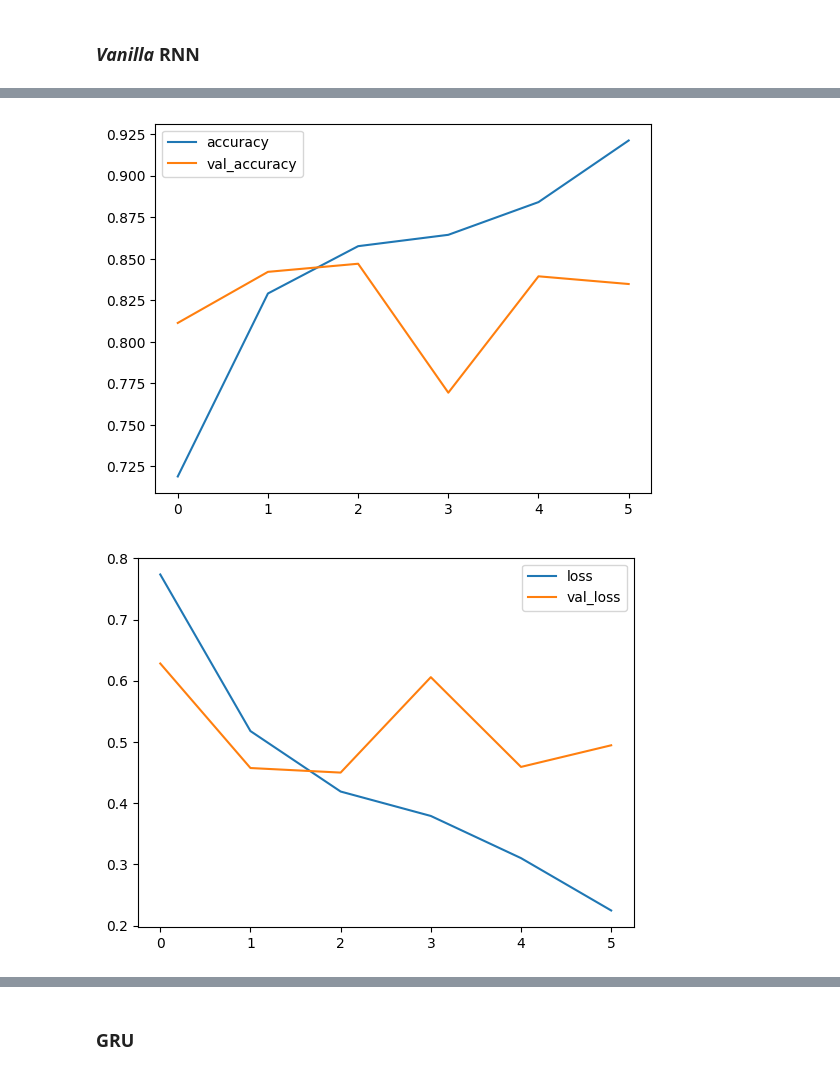
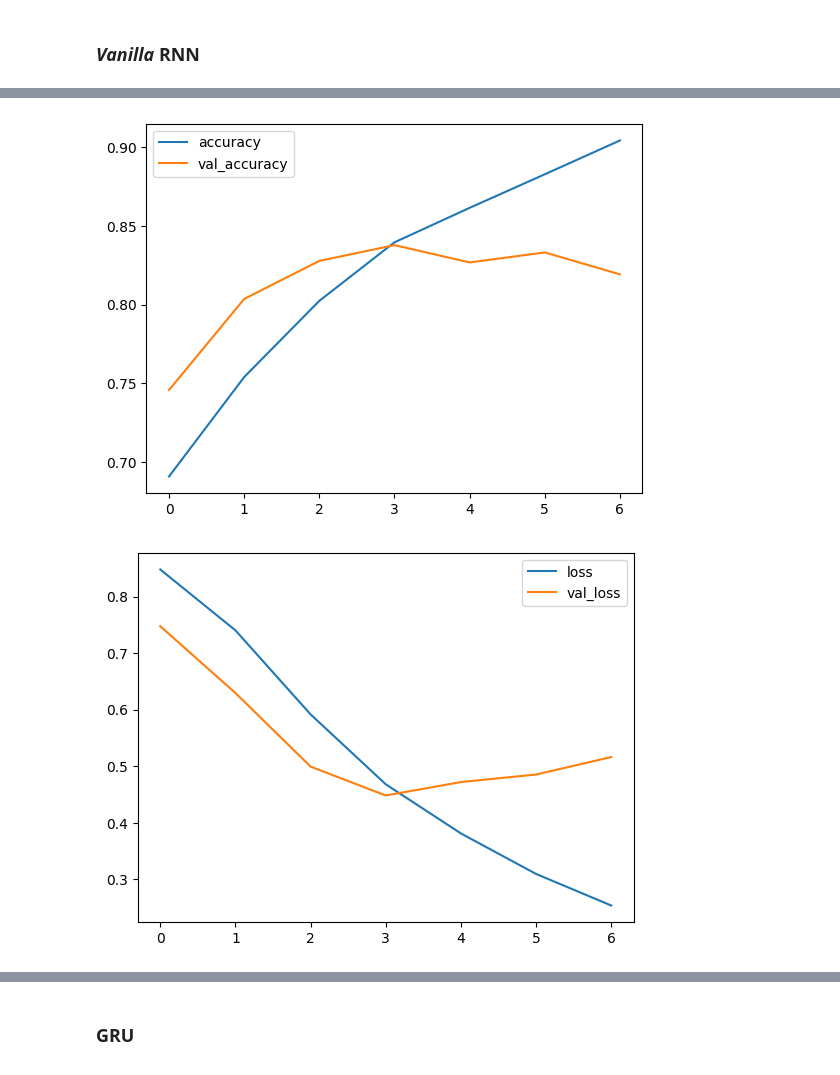
Before and after one commit to dsabljic/UUI-NLP-u-ugostiteljstvu, a Jupyter notebook: SentimentAnalysis.ipynb, the cells around one changed output, grey strips where cells are left out. Drawn from its saved outputs; the diff is of its cells as text; code cells hidden in the pictures.

```diff
--- a/SentimentAnalysis.ipynb
+++ b/SentimentAnalysis.ipynb
@@ -281,17 +275,17 @@ def plot_metrics(history):
 # %% [markdown]
 ### *Vanilla* RNN
 # %%
-rnn_model = tf.keras.models.Sequential([
+rnn_model1 = Sequential([
     encoder,
-    tf.keras.layers.Embedding(len(encoder.get_vocabulary()), 50, mask_zero = True),
-    tf.keras.layers.SimpleRNN(32),
-    tf.keras.layers.Dense(32, activation='relu'),
-    tf.keras.layers.Dropout(0.5),
-    tf.keras.layers.Dense(3, activation='softmax')])
+    Embedding(len(encoder.get_vocabulary()), 50, mask_zero = True),
+    SimpleRNN(32),
+    Dense(16, activation='relu'),
+    Dropout(0.5),
+    Dense(3, activation='softmax')])
 
-rnn_model.compile(optimizer=Adam(learning_rate=3e-4), loss='sparse_categorical_crossentropy', metrics=['accuracy'])
+rnn_model1.compile(optimizer=Adam(learning_rate=3e-4), loss='sparse_categorical_crossentropy', metrics=['accuracy'])
 
-history = rnn_model.fit(train_ds, epochs=10, validation_data=val_ds, callbacks=[tf.keras.callbacks.EarlyStopping(patience=3, monitor="val_accuracy")])
+history = rnn_model1.fit(train_ds, epochs=10, validation_data=val_ds, callbacks=[tf.keras.callbacks.EarlyStopping(patience=3, monitor="val_accuracy")])
 print(f"\nFinal val_accuracy: {history.history['val_accuracy'][-1]:.2%}\n")
 
 plot_metrics(history)
@@ -313,3 +309,3 @@ Final val_accuracy: 83.48%
-[figure, old version]
+[figure, new version]
-[figure, old version]
+[figure, new version]
 # %%
```
Also changed, not shown: parts of 17 cells of this notebook.
